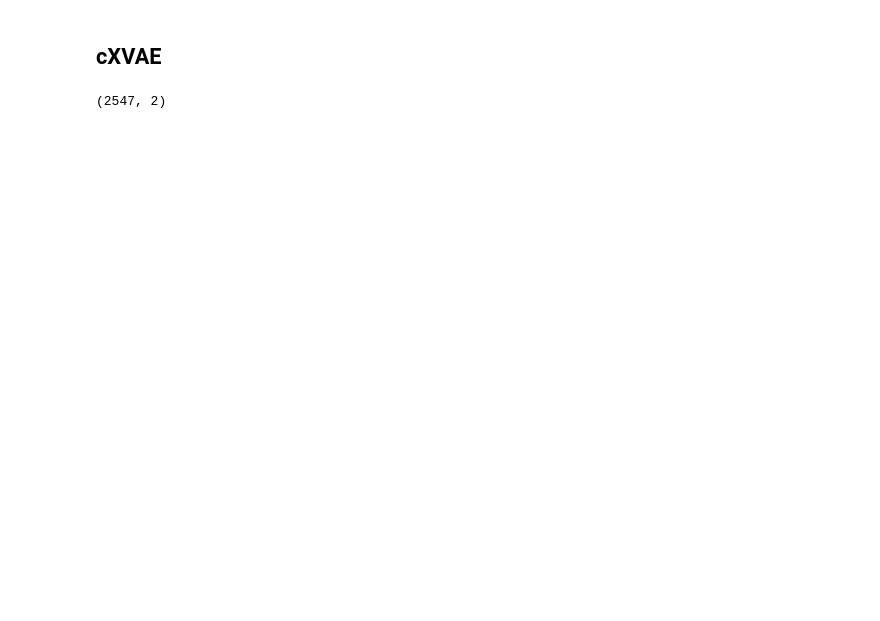
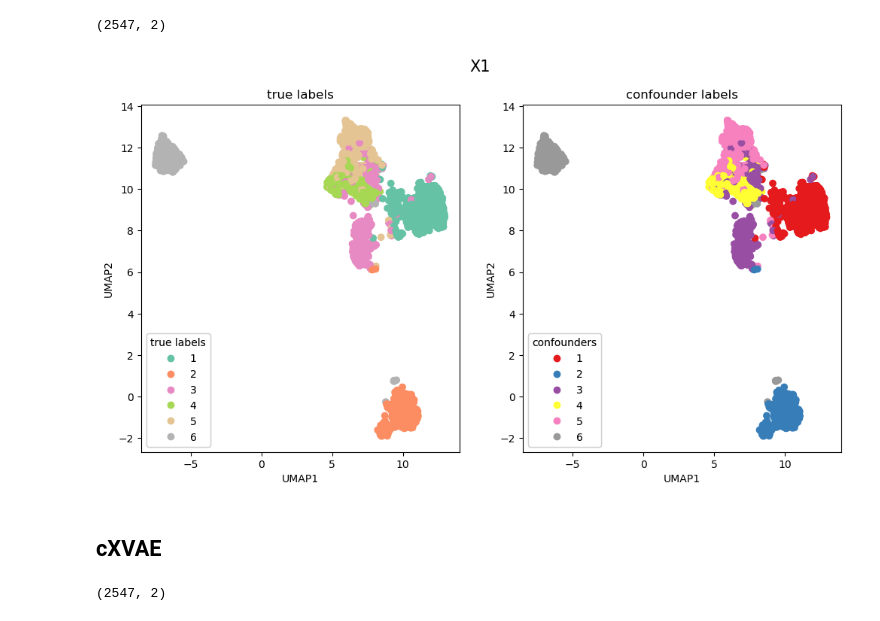
Before and after one commit to ZuqiLi/Multi-Omics-Deconfounding-VAE, a Jupyter notebook: plotLat.ipynb, the cells around one changed output. Cells and saved outputs as stored; diff of their text form; code cells hidden in the pictures; blank space fills up the shorter version.

```diff
--- a/plotLat.ipynb
+++ b/plotLat.ipynb
@@ -79,3 +139,11 @@ Shape of confounders: torch.Size([2547, 6])
+# %%
+#conf_labels = np.loadtxt(os.path.join(PATH_data, "TCGA",'TCGA_confounder_categ2.csv'))[:,None]
+#conf_labels = np.loadtxt(os.path.join(PATH_data, "TCGA",'TCGA_confounder.csv'))[:,None]
+
+plot_umap_latSpace(X1, Y, Y, "X1")
+# %% [output]
+(2547, 2)
+[figure, added]
 # %% [markdown]
 ## cXVAE
 # %%
```
Also changed, not shown: parts of 7 cells of this notebook.
